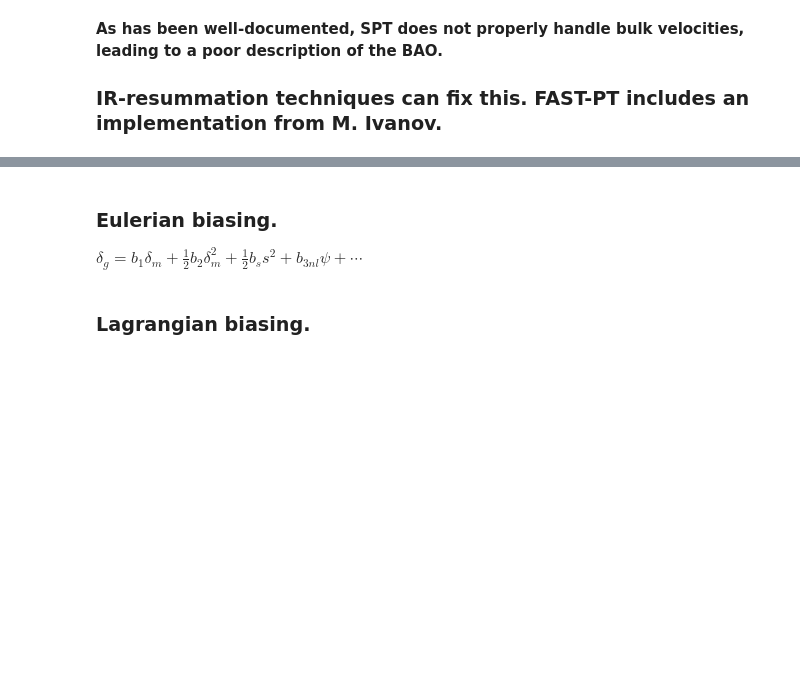
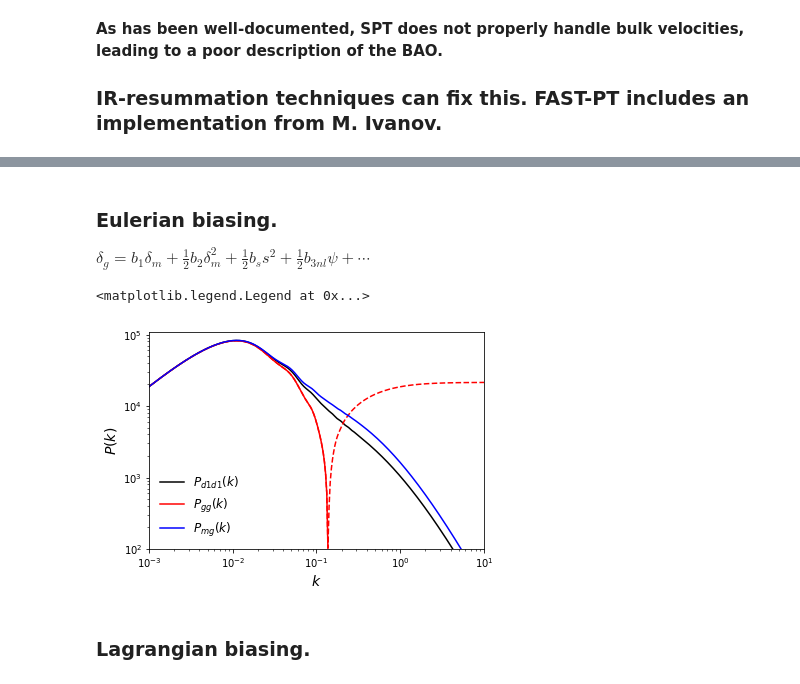
Before and after one commit to zhaotingchen/FAST-PT, a Jupyter notebook: examples/fastpt_examples.ipynb, the cells around one changed output, grey strips where cells are left out. Cells and saved outputs as stored; diff of their text form; code cells hidden in the pictures; blank space fills up the shorter version.

```diff
--- a/examples/fastpt_examples.ipynb
+++ b/examples/fastpt_examples.ipynb
@@ -209,6 +219,6 @@ plt.legend(loc='lower left', fontsize=12, frameon=False)
 # %% [markdown]
 <h3> Eulerian biasing.</h3>
-$\delta_g = b_1 \delta_m + \frac{1}{2}b_2 \delta_m^2 + \frac{1}{2}b_s s^2 + b_{3nl} \psi + \cdots$
+$\delta_g = b_1 \delta_m + \frac{1}{2}b_2 \delta_m^2 + \frac{1}{2}b_s s^2 + \frac{1}{2}b_{3nl} \psi + \cdots$
 # %%
 P_bias_E = fpt_obj.one_loop_dd_bias_b3nl(pk_lin_z0,C_window=C_window)
 
@@ -224,36 +234,40 @@ s4 =  g4 * P_bias_E[7] # sigma^4 which determines the (non-physical) low-k contr
 # %%
 # set bias parameters
 b11=b12=1.0
 b21=b22=1.0
 bs1=bs2=1.0
 b3nl1=b3nl2=1.0
 
 # Combine for P_gg or P_mg
-# Currently missing b_3nl terms
 P_gg = ((b11*b12) * Pd1d1 +
         0.5*(b11*b22 + b12*b21) * Pd1d2 +
         0.25*(b21*b22) * (Pd2d2 - 2.*s4) +
         0.5*(b11*bs2 + b12*bs1) * Pd1s2 +
         0.25*(b21*bs2 + b22*bs1) * (Pd2s2 - (4./3.)*s4) +
-        0.25*(bs1*bs2) * (Ps2s2 - (8./9.)*s4))
+        0.25*(bs1*bs2) * (Ps2s2 - (8./9.)*s4) +
+        0.5*(b11 * b3nl2 + b12 * b3nl1) * Pd1p3)
 
 P_mg = (b11 * Pd1d1 +
         0.5*b21 * Pd1d2 +
-        0.5*bs1 * Pd1s2)
+        0.5*bs1 * Pd1s2 +
+        0.5*b3nl1 * Pd1p3)
 
 # Plot
 plt.plot(ks,Pd1d1, 'k', label='$P_{d1d1}(k)$')
 plt.plot(ks,P_gg, 'r', label='$P_{gg}(k)$')
 plt.plot(ks,abs(P_gg), 'r--')
 plt.plot(ks,P_mg, 'b', label='$P_{mg}(k)$')
 
 plt.xscale('log')
 plt.yscale('log')
 plt.xlabel('$k$', fontsize=14)
 plt.ylabel('$P(k)$', fontsize=14)
 plt.xlim(1e-3,1e1)
 plt.ylim(1e2,1.1e5)
 plt.legend(loc='lower left', fontsize=12, frameon=False)
+# %% [output]
+<matplotlib.legend.Legend at 0x...>
+[figure, added]
 # %% [markdown]
 <h3> Lagrangian biasing.</h3>
 # %%
```
Also changed, not shown: parts of 5 cells of this notebook.
